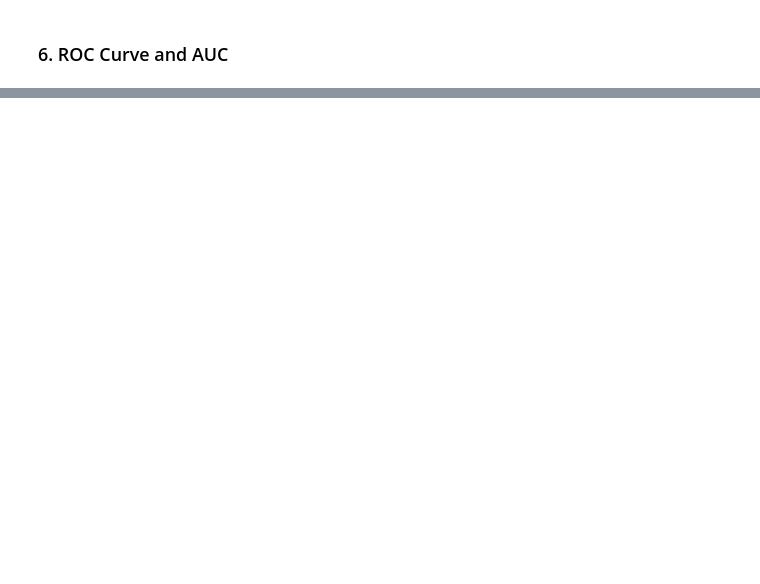
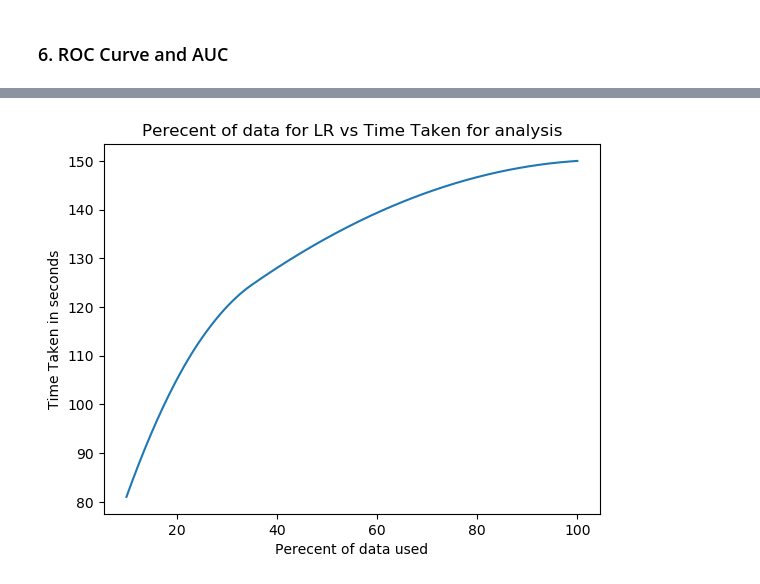
Before and after one commit to apurva-modi/pyspark-twitter-sentimental-analysis, a Jupyter notebook: Sentimental_Analysis.ipynb, the cells around one changed output, grey strips where cells are left out. Cells and saved outputs as stored; diff of their text form; code cells hidden in the pictures; blank space fills up the shorter version.

```diff
--- a/Sentimental_Analysis.ipynb
+++ b/Sentimental_Analysis.ipynb
@@ -456,0 +1122,28 @@ Area under ROC_Logistic_Regression = 0.7454008756780528
+# %%
+# importing the required module
+import matplotlib.pyplot as plt
+from scipy.interpolate import make_interp_spline, BSpline
+
+T = np.array([10, 20, 30, 40,100])
+power = np.array([81,105,120,128,150])
+
+# 300 represents number of points to make between T.min and T.max
+xnew = np.linspace(T.min(), T.max(), 300)
+
+spl = make_interp_spline(T, power, k=2)  # type: BSpline
+power_smooth = spl(xnew)
+
+#plt.plot(T,power)
+plt.plot(xnew, power_smooth)
+# naming the x axis
+plt.xlabel('Perecent of data used')
+# naming the y axis
+plt.ylabel('Time Taken in seconds')
+
+# giving a title to my graph
+plt.title('Perecent of data for LR vs Time Taken for analysis')
+
+# function to show the plot
+plt.show()
+# %% [output]
+[figure, added]
```
Also changed, not shown: parts of 46 cells of this notebook, 2 other files.
